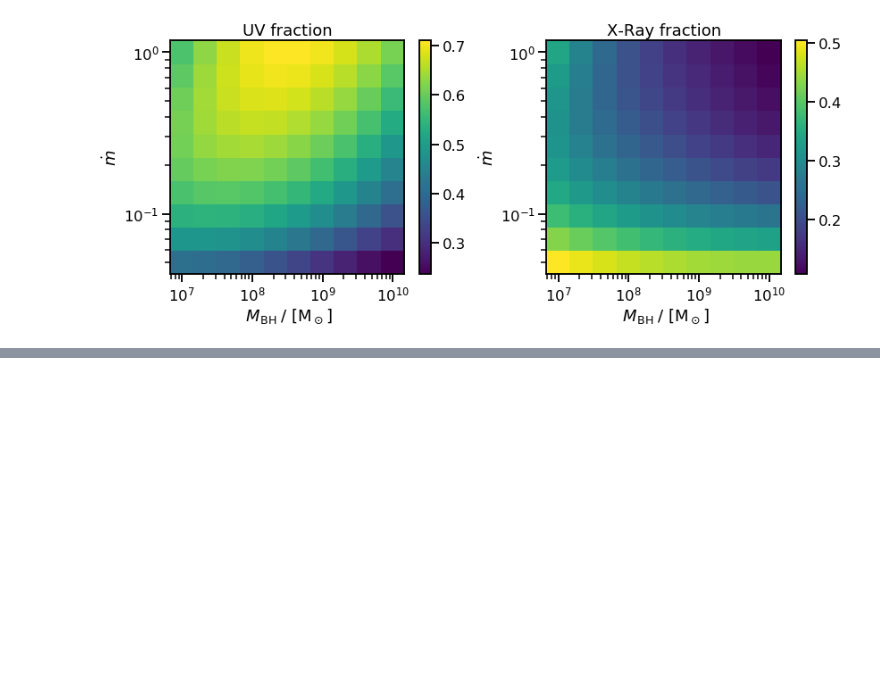
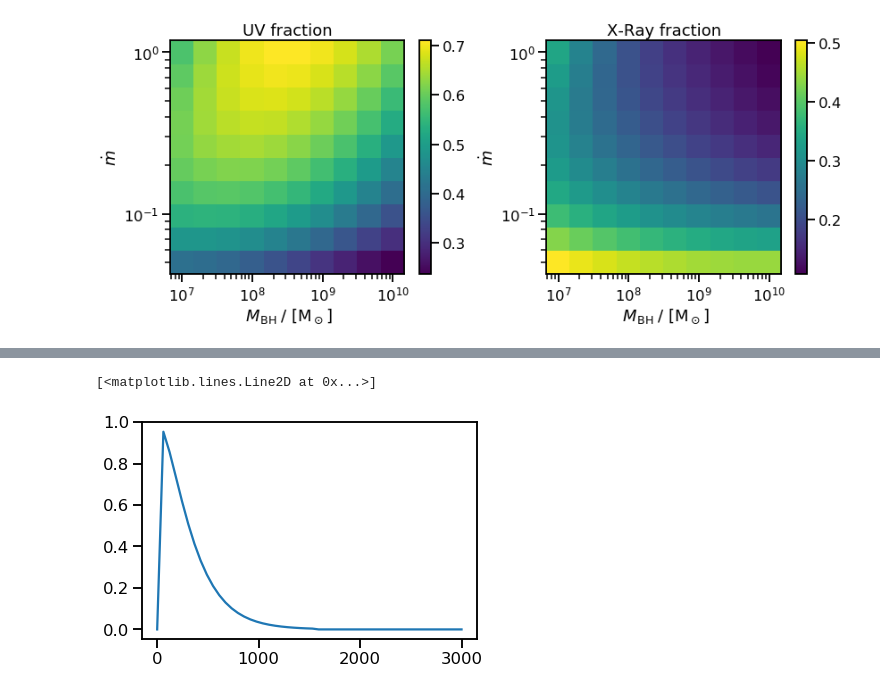
Before and after one commit to arnauqb/qwind, a Jupyter notebook: Notebooks/fractions.ipynb, the cells around one changed output, grey strips where cells are left out. Drawn from its saved outputs; the diff is of its cells as text; code cells hidden in the pictures; blank space fills up the shorter version.

```diff
--- a/Notebooks/fractions.ipynb
+++ b/Notebooks/fractions.ipynb
@@ -85,0 +76,8 @@ labels
+# %%
+interpol = interpolate.interp1d(x = r_range, y = fraction_list, fill_value = 0, bounds_error=False)
+# %%
+r_range_test = np.linspace(0, 3000)
+plt.plot(r_range_test, interpol(r_range_test))
+# %% [output]
+[<matplotlib.lines.Line2D at 0x...>]
+[figure, added]
```
Also changed, not shown: parts of 11 cells of this notebook, 15 other files.
